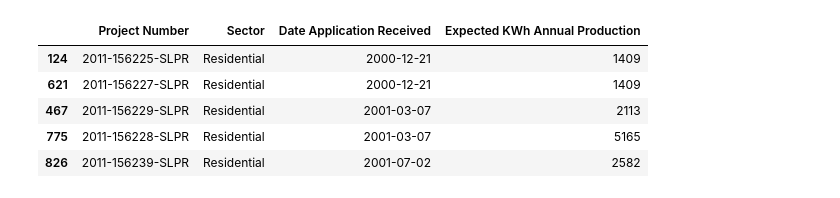
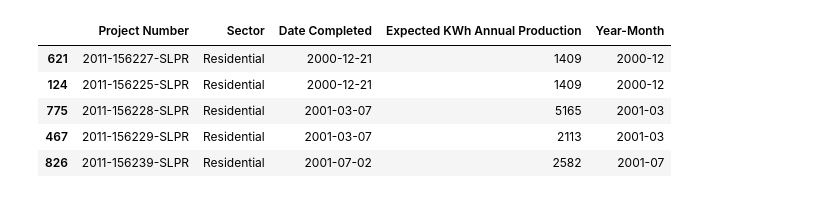
Before and after one commit to nasavish/TeamGreenTech, a Jupyter notebook: Code/Penetration_by_sector.ipynb, the cells around one changed output. Cells and saved outputs as stored; diff of their text form; code cells hidden in the pictures.

```diff
--- a/Code/Penetration_by_sector.ipynb
+++ b/Code/Penetration_by_sector.ipynb
@@ -8,7 +8,13 @@ from datetime import *
 # %%
 p_data = "../Resources/project_data_final.csv"
 p_df = pd.read_csv(p_data)
-p_df['Date Application Received'] = pd.to_datetime(p_df['Date Application Received'])
+p_df['Date Completed'] = pd.to_datetime(p_df['Date Completed'])
 #p_df = p_df.sort_values('Date Application Received', ascending=True)
 p_df = p_df.drop(columns=['Unnamed: 0'])
 #p_df.head()
+dates = p_df['Date Completed']
+y_m = []
+for date in dates:
+    y_m.append(date.strftime('%Y-%m'))
+
+p_df['Year-Month'] = y_m
@@ -18,22 +21,22 @@ p_df = p_df.drop(columns=['Unnamed: 0'])
 # %%
 #create analysis data frames
-df = p_df[['Project Number','Sector','Date Application Received','Expected KWh Annual Production']]
+df = p_df[['Project Number','Sector','Date Completed','Expected KWh Annual Production', 'Year-Month']]
 
 residential_df = df.loc[df['Sector'] == 'Residential']
 residential_df = residential_df.reset_index()
 residential_df = residential_df.drop(columns=['index'])
-residential_df = residential_df.sort_values('Date Application Received', ascending=True)
+residential_df = residential_df.sort_values('Date Completed', ascending=True)
 
 non_residential_df = df.loc[df['Sector'] == 'Non-Residential']
 non_residential_df = non_residential_df.reset_index()
 non_residential_df = non_residential_df.drop(columns=['index'])
-non_residential_df = non_residential_df.sort_values('Date Application Received', ascending=True)
+non_residential_df = non_residential_df.sort_values('Date Completed', ascending=True)
 
 residential_df.head()
 # %% [output]
-|  | Project Number | Sector | Date Application Received | Expected KWh Annual Production |
-| 124 | 2011-156225-SLPR | Residential | 2000-12-21 | 1409 |
-| 621 | 2011-156227-SLPR | Residential | 2000-12-21 | 1409 |
-| 467 | 2011-156229-SLPR | Residential | 2001-03-07 | 2113 |
-| 775 | 2011-156228-SLPR | Residential | 2001-03-07 | 5165 |
-| 826 | 2011-156239-SLPR | Residential | 2001-07-02 | 2582 |
+|  | Project Number | Sector | Date Completed | Expected KWh Annual Production | Year-Month |
+| 621 | 2011-156227-SLPR | Residential | 2000-12-21 | 1409 | 2000-12 |
+| 124 | 2011-156225-SLPR | Residential | 2000-12-21 | 1409 | 2000-12 |
+| 775 | 2011-156228-SLPR | Residential | 2001-03-07 | 5165 | 2001-03 |
+| 467 | 2011-156229-SLPR | Residential | 2001-03-07 | 2113 | 2001-03 |
+| 826 | 2011-156239-SLPR | Residential | 2001-07-02 | 2582 | 2001-07 |
```
Also changed, not shown: parts of 12 cells of this notebook, 3 other files.
